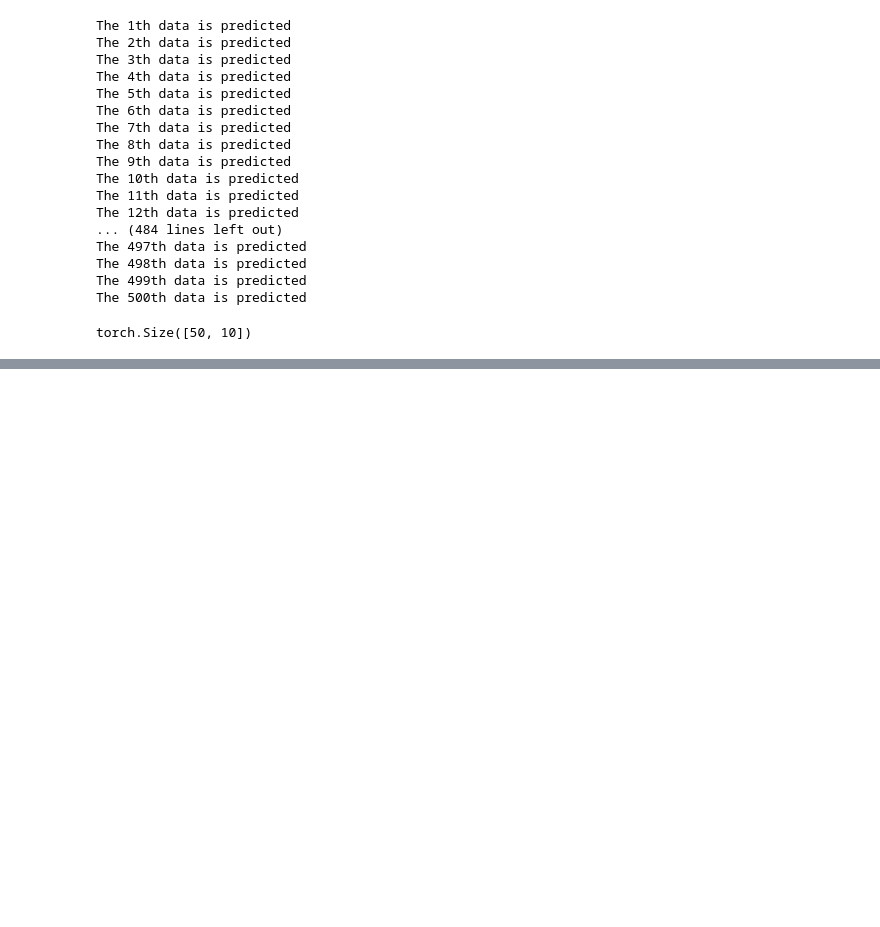
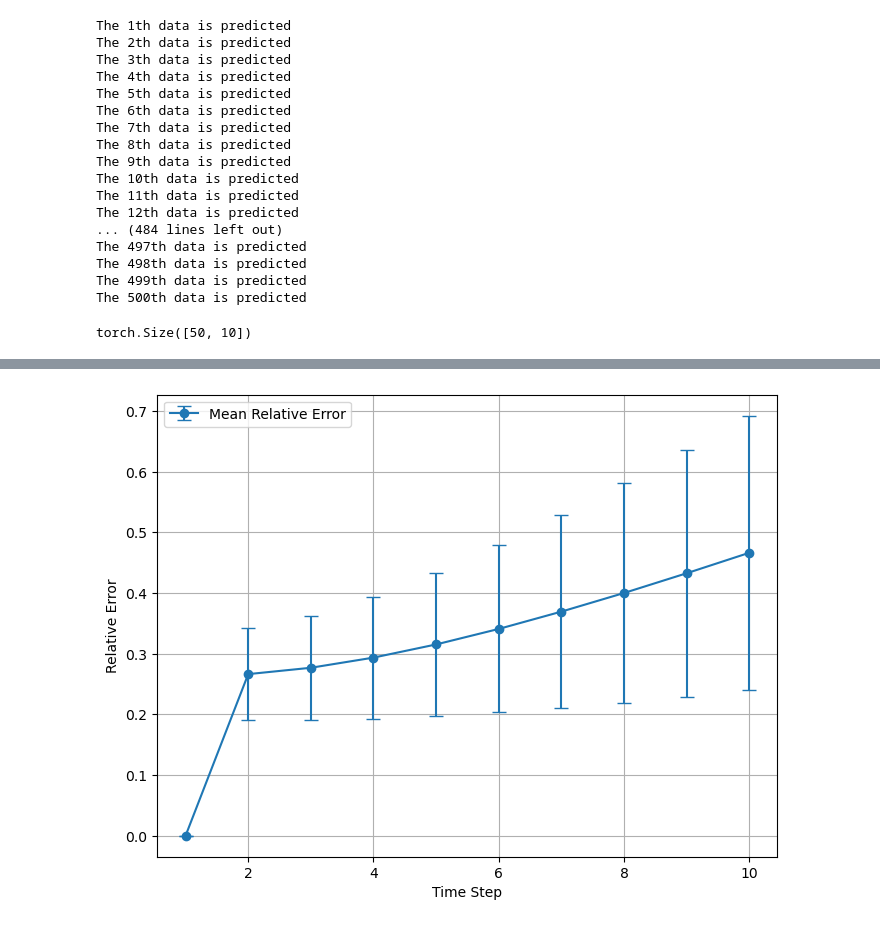
Before and after one commit to Shiqi-Wu/power-grid, a Jupyter notebook: pca_koopman/text_MatrixWithInputs.ipynb, the cells around one changed output, grey strips where cells are left out. Cells and saved outputs as stored; diff of their text form; code cells hidden in the pictures; blank space fills up the shorter version.

```diff
--- a/pca_koopman/text_MatrixWithInputs.ipynb
+++ b/pca_koopman/text_MatrixWithInputs.ipynb
@@ -16,7 +13,7 @@ import os
 # %%
 import yaml
 
-config_path = '/home/shiqi/code/Project4-power-grid/pca_koopman/outputs/experiment_1/config.yaml'
+config_path = '/Users/shiqi/Documents/PhD/Code/Project3-power-grid/codes/pca_koopman/outputs/experiment_1/config.yaml'
 with open(config_path, 'r') as file:
     config = yaml.safe_load(file)
 # %%
@@ -103,7 +100,7 @@ print(x_dataset[0].shape)
 (1, 50, 68)
 # %%
 begin = 0
-end = 50
+end = 10
 
 x_dataset_pred = []
 x_dataset_true = []
@@ -286,0 +322,20 @@ plt.show()  # 显示图形
+# %%
+import matplotlib.pyplot as plt
+import numpy as np
+
+# Plotting the mean relative errors with error bars
+plt.figure(figsize=(8, 6))
+steps = np.arange(1, 11)  # Steps from 1 to 10
+plt.errorbar(steps, mean_relative_errors[:10], yerr=std_relative_errors[:10], fmt='-o', capsize=5, label='Mean Relative Error')
+
+# Adding labels and title
+plt.xlabel('Time Step')
+plt.ylabel('Relative Error')
+# plt.title('Relative Error with Error Bars for the First 10 Steps')
+plt.grid(True)
+plt.legend()
+
+# Show the plot
+plt.show()
+# %% [output]
+[figure, added]
```
Also changed, not shown: parts of 9 cells of this notebook, 13 other files.
